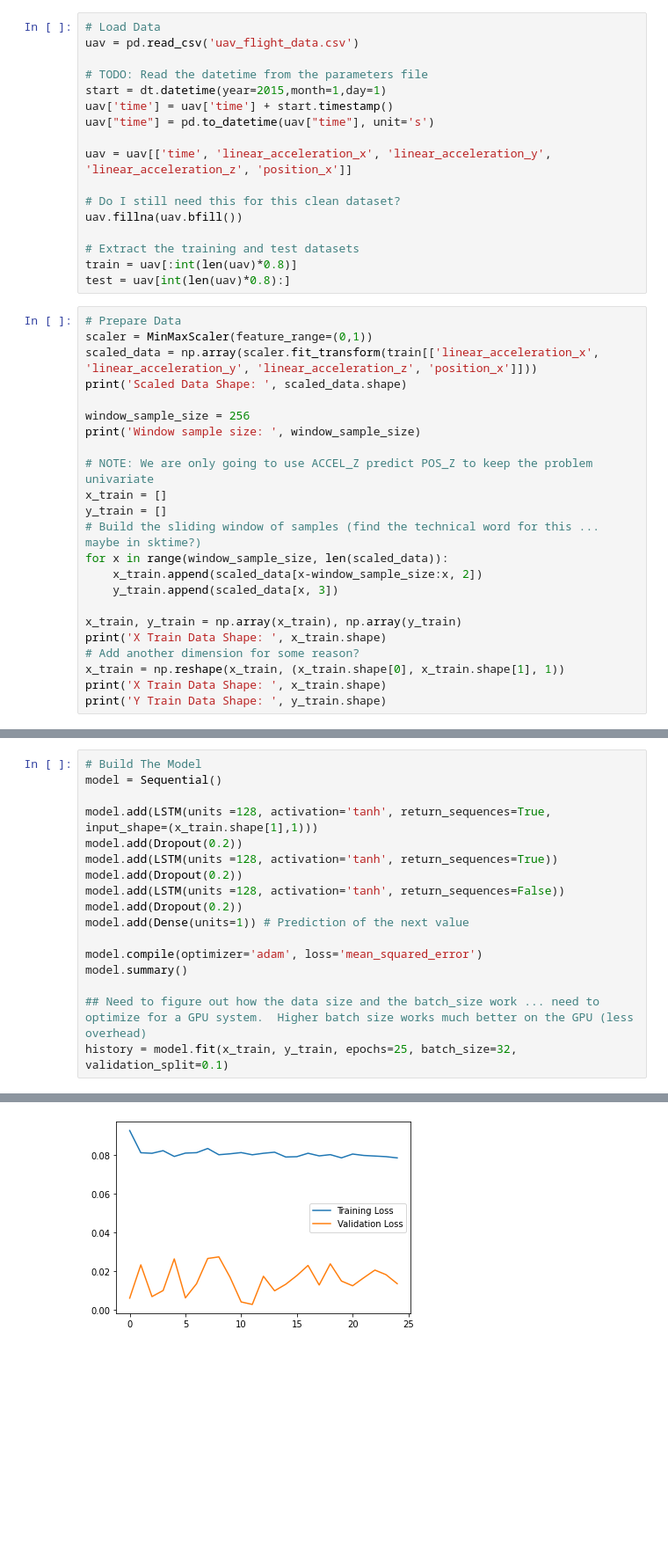
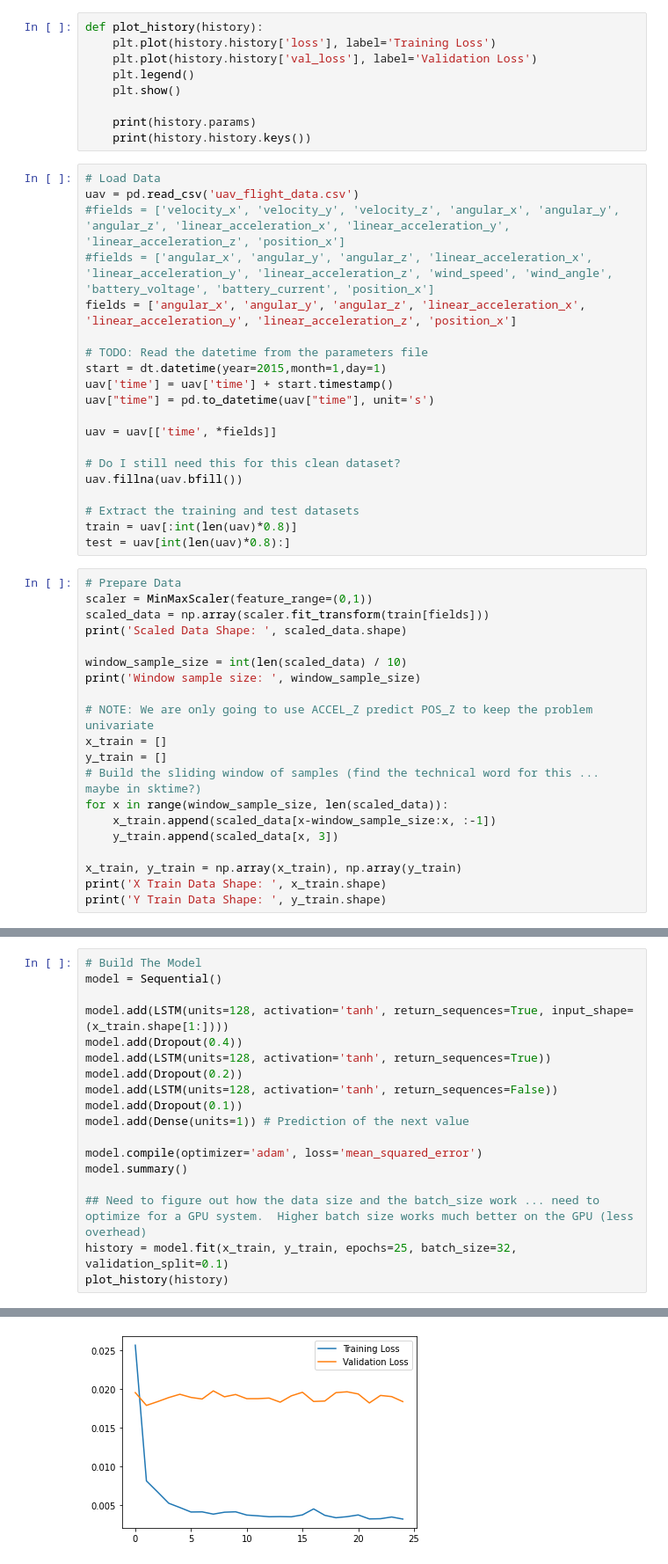
Before and after one commit to jeliser/sandbox, a Jupyter notebook: jupyter/deep_learning/uav_altitude/timeseries_deep_learning.ipynb, the cells around one changed output, grey strips where cells are left out. Shown at 88% size. Cells and saved outputs as stored; diff of their text form; blank space fills up the shorter version.

Commit message:
Made the model multivariategit add .  It's completely overfitted, but it's getting all the input arrays

```diff
--- a/jupyter/deep_learning/uav_altitude/timeseries_deep_learning.ipynb
+++ b/jupyter/deep_learning/uav_altitude/timeseries_deep_learning.ipynb
@@ -10,13 +21,25 @@ from tensorflow.keras.layers import Dense, Dropout, LSTM
+# %%
+def plot_history(history):
+    plt.plot(history.history['loss'], label='Training Loss')
+    plt.plot(history.history['val_loss'], label='Validation Loss')
+    plt.legend()
+    plt.show()
+
+    print(history.params)
+    print(history.history.keys())
 # %%
 # Load Data
 uav = pd.read_csv('uav_flight_data.csv')
+#fields = ['velocity_x', 'velocity_y', 'velocity_z', 'angular_x', 'angular_y', 'angular_z', 'linear_acceleration_x', 'linear_acceleration_y', 'linear_acceleration_z', 'position_x']
+#fields = ['angular_x', 'angular_y', 'angular_z', 'linear_acceleration_x', 'linear_acceleration_y', 'linear_acceleration_z', 'wind_speed', 'wind_angle', 'battery_voltage', 'battery_current', 'position_x']
+fields = ['angular_x', 'angular_y', 'angular_z', 'linear_acceleration_x', 'linear_acceleration_y', 'linear_acceleration_z', 'position_x']
 
 # TODO: Read the datetime from the parameters file
 start = dt.datetime(year=2015,month=1,day=1)
 uav['time'] = uav['time'] + start.timestamp()
 uav["time"] = pd.to_datetime(uav["time"], unit='s')
 
-uav = uav[['time', 'linear_acceleration_x', 'linear_acceleration_y', 'linear_acceleration_z', 'position_x']]
+uav = uav[['time', *fields]]
 
 # Do I still need this for this clean dataset?
 uav.fillna(uav.bfill())
@@ -27,10 +50,10 @@ test = uav[int(len(uav)*0.8):]
 # %%
 # Prepare Data
 scaler = MinMaxScaler(feature_range=(0,1))
-scaled_data = np.array(scaler.fit_transform(train[['linear_acceleration_x', 'linear_acceleration_y', 'linear_acceleration_z', 'position_x']]))
+scaled_data = np.array(scaler.fit_transform(train[fields]))
 print('Scaled Data Shape: ', scaled_data.shape)
 
-window_sample_size = 256
+window_sample_size = int(len(scaled_data) / 10)
 print('Window sample size: ', window_sample_size)
 
 # NOTE: We are only going to use ACCEL_Z predict POS_Z to keep the problem univariate
@@ -38,13 +61,10 @@ x_train = []
 y_train = []
 # Build the sliding window of samples (find the technical word for this ... maybe in sktime?)
 for x in range(window_sample_size, len(scaled_data)):
-    x_train.append(scaled_data[x-window_sample_size:x, 2])
+    x_train.append(scaled_data[x-window_sample_size:x, :-1])
     y_train.append(scaled_data[x, 3])
 
 x_train, y_train = np.array(x_train), np.array(y_train)
 print('X Train Data Shape: ', x_train.shape)
-# Add another dimension for some reason?
-x_train = np.reshape(x_train, (x_train.shape[0], x_train.shape[1], 1))
-print('X Train Data Shape: ', x_train.shape)
 print('Y Train Data Shape: ', y_train.shape)
 # %% [output]
@@ -57,12 +76,12 @@ Y Train Data Shape:  (1191,)
 # Build The Model
 model = Sequential()
 
-model.add(LSTM(units =128, activation='tanh', return_sequences=True, input_shape=(x_train.shape[1],1)))
+model.add(LSTM(units=128, activation='tanh', return_sequences=True, input_shape=(x_train.shape[1:])))
+model.add(Dropout(0.4))
+model.add(LSTM(units=128, activation='tanh', return_sequences=True))
 model.add(Dropout(0.2))
-model.add(LSTM(units =128, activation='tanh', return_sequences=True))
-model.add(Dropout(0.2))
-model.add(LSTM(units =128, activation='tanh', return_sequences=False))
-model.add(Dropout(0.2))
+model.add(LSTM(units=128, activation='tanh', return_sequences=False))
+model.add(Dropout(0.1))
 model.add(Dense(units=1)) # Prediction of the next value
 
 model.compile(optimizer='adam', loss='mean_squared_error')
@@ -70,4 +89,5 @@ model.summary()
 
 ## Need to figure out how the data size and the batch_size work ... need to optimize for a GPU system.  Higher batch size works much better on the GPU (less overhead)
 history = model.fit(x_train, y_train, epochs=25, batch_size=32, validation_split=0.1)
+plot_history(history)
 # %% [output]
@@ -91 +111 @@ Epoch 25/25
-[figure, old version]
+[figure, new version]
```
Also changed, not shown: parts of 6 cells of this notebook.
